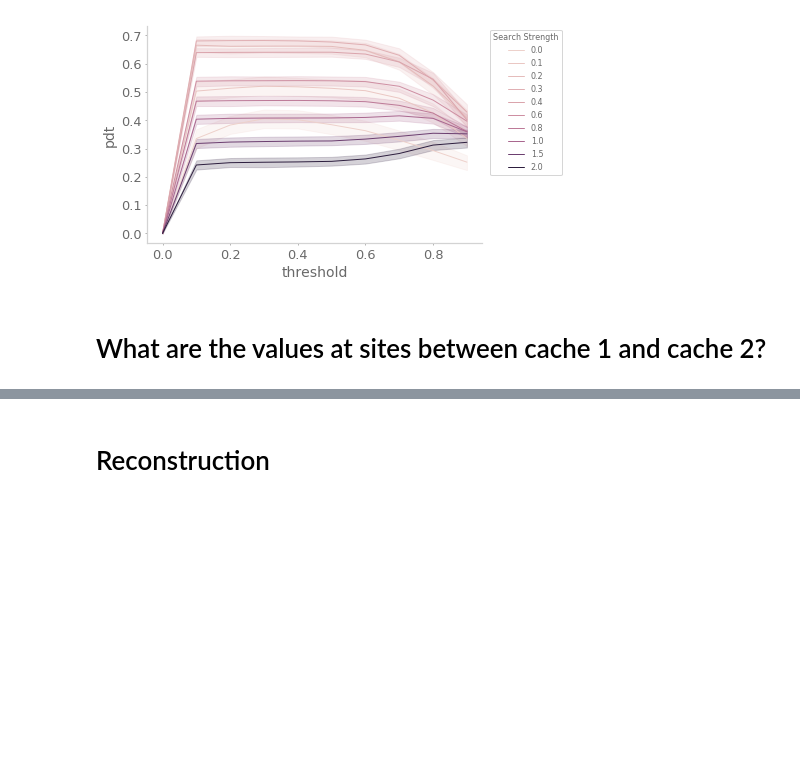
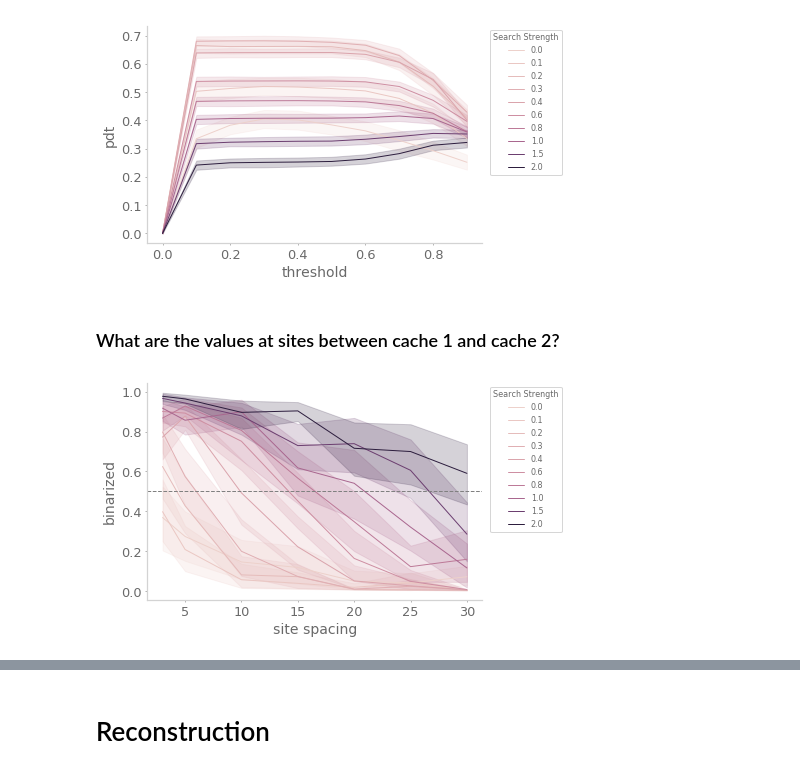
Before and after one commit to chingf/barcodes, a Jupyter notebook: Fig3-resolution-sweep.ipynb, the cells around one changed output, grey strips where cells are left out. Saved outputs shown, nothing was run; the diff lists cells and outputs as text; code cells hidden in the pictures; blank space fills up the shorter version.

```diff
--- a/Fig3-resolution-sweep.ipynb
+++ b/Fig3-resolution-sweep.ipynb
@@ -136,4 +125,18 @@ plt.show()
 # %% [output]
 [figure]
 # %% [markdown]
-# What are the values at sites between cache 1 and cache 2?
+### What are the values at sites between cache 1 and cache 2?
+# %%
+df = pd.DataFrame(summary_stats['identification_2'])
+df['binarized'] = df['noncache val']
+fig, ax = plt.subplots()
+sns.lineplot(
+    x='site spacing', y='binarized', hue='search strength',
+    ax=ax, data=df)
+hue_values = df['search strength'].unique()
+formatted_labels = sorted([f'{val:.1f}' for val in hue_values])
+ax.legend(title='Search Strength', labels=formatted_labels, bbox_to_anchor=(1.25, 1))
+ax.axhline(0.5, color='gray', linestyle='--')
+plt.show()
+# %% [output]
+[figure, added]
```
Also changed, not shown: parts of 22 cells of this notebook, 8 other files.
